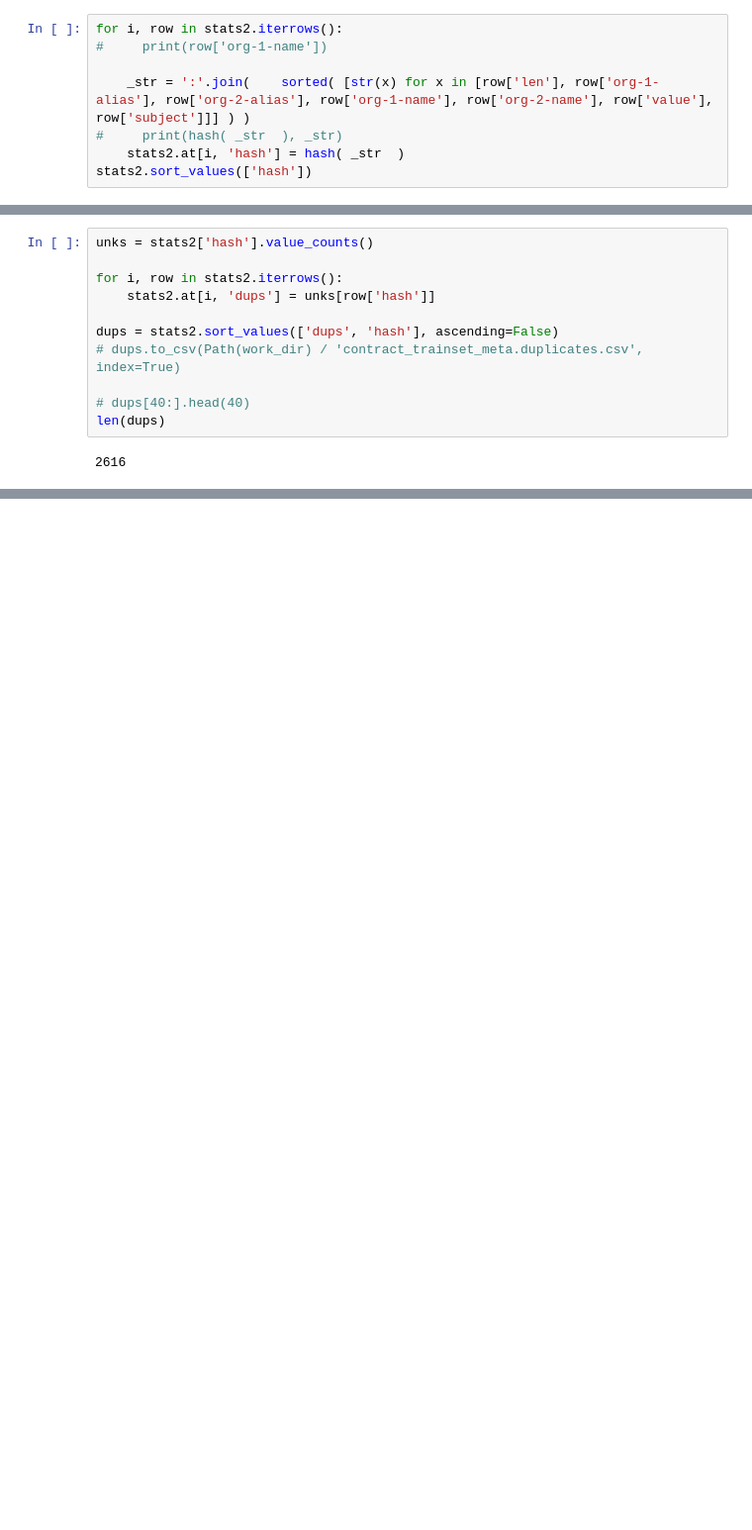
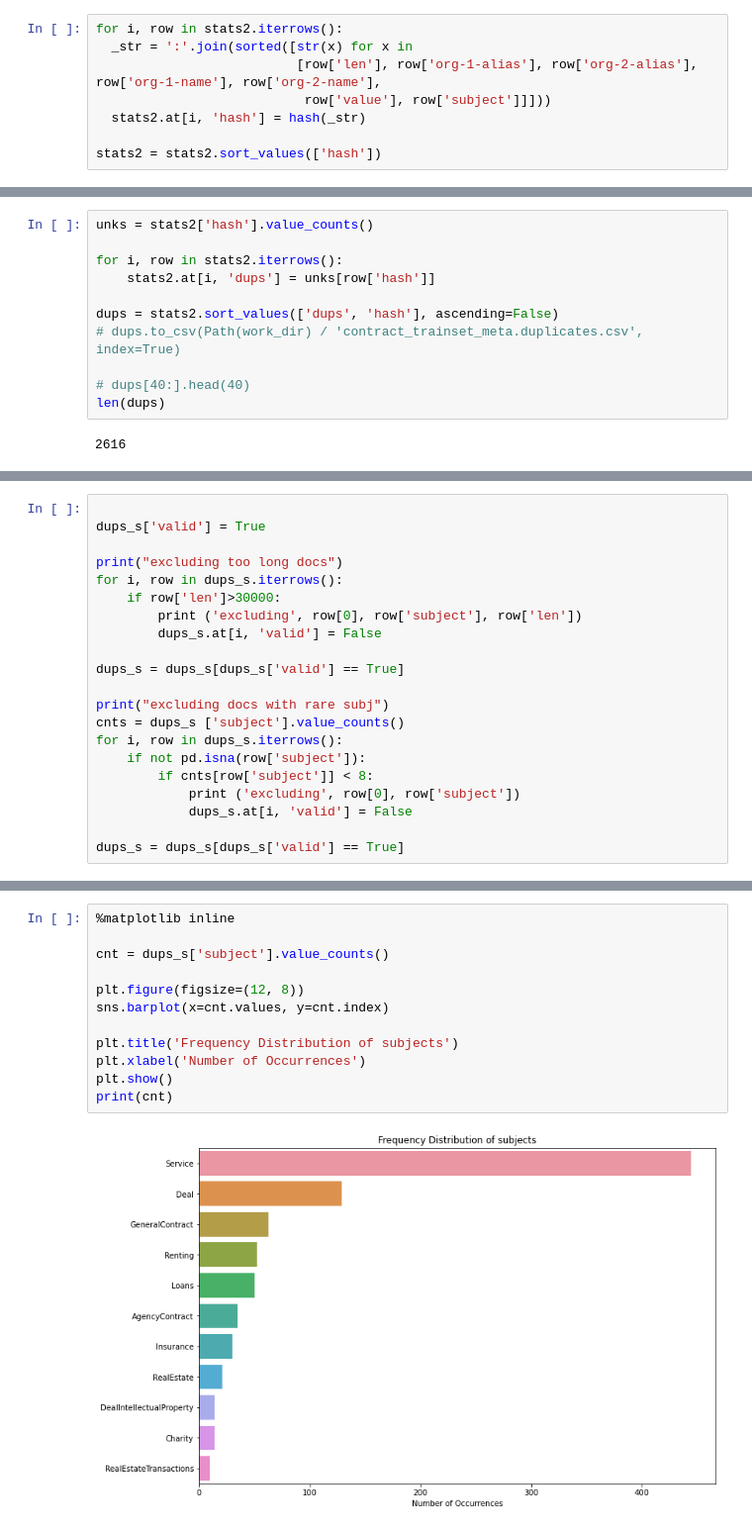
Before and after one commit to LitJane/analyser, a Jupyter notebook: trainsets/export_trainset.ipynb, the cells around one changed output, grey strips where cells are left out. Shown at 99% size. Cells and saved outputs as stored; diff of their text form; blank space fills up the shorter version.

```diff
--- a/trainsets/export_trainset.ipynb
+++ b/trainsets/export_trainset.ipynb
@@ -452,9 +447,9 @@ stats2.sort_values(['len', 'org-1-name', 'org-2-name', 'org-1-alias','org-2-alia
 2616 rows × 20 columns
 # %%
 for i, row in stats2.iterrows():
-#     print(row['org-1-name'])
+  _str = ':'.join(sorted([str(x) for x in
+                          [row['len'], row['org-1-alias'], row['org-2-alias'], row['org-1-name'], row['org-2-name'],
+                           row['value'], row['subject']]]))
+  stats2.at[i, 'hash'] = hash(_str)
 
-    _str = ':'.join(    sorted( [str(x) for x in [row['len'], row['org-1-alias'], row['org-2-alias'], row['org-1-name'], row['org-2-name'], row['value'], row['subject']]] ) )
-#     print(hash( _str  ), _str)
-    stats2.at[i, 'hash'] = hash( _str  )
-stats2.sort_values(['hash'])
+stats2 = stats2.sort_values(['hash'])
@@ -529,0 +505,21 @@ dups_s.head(40)
+# %%
+
+dups_s['valid'] = True
+
+print("excluding too long docs")
+for i, row in dups_s.iterrows():
+    if row['len']>30000:
+        print ('excluding', row[0], row['subject'], row['len'])
+        dups_s.at[i, 'valid'] = False
+
+dups_s = dups_s[dups_s['valid'] == True]
+
+print("excluding docs with rare subj")
+cnts = dups_s ['subject'].value_counts()
+for i, row in dups_s.iterrows():
+    if not pd.isna(row['subject']):
+        if cnts[row['subject']] < 8:
+            print ('excluding', row[0], row['subject'])
+            dups_s.at[i, 'valid'] = False
+
+dups_s = dups_s[dups_s['valid'] == True]
@@ -529,0 +544,14 @@ dups_s.head(40)
+# %%
+%matplotlib inline
+
+cnt = dups_s['subject'].value_counts()
+
+plt.figure(figsize=(12, 8))
+sns.barplot(x=cnt.values, y=cnt.index)
+
+plt.title('Frequency Distribution of subjects')
+plt.xlabel('Number of Occurrences')
+plt.show()
+print(cnt)
+# %% [output]
+[figure, added]
```
Also changed, not shown: parts of 22 cells of this notebook, 3 other files.
